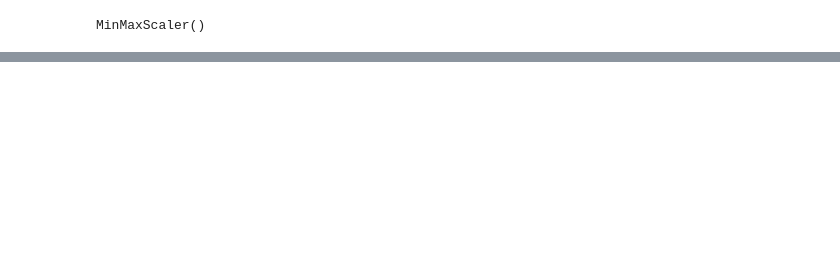
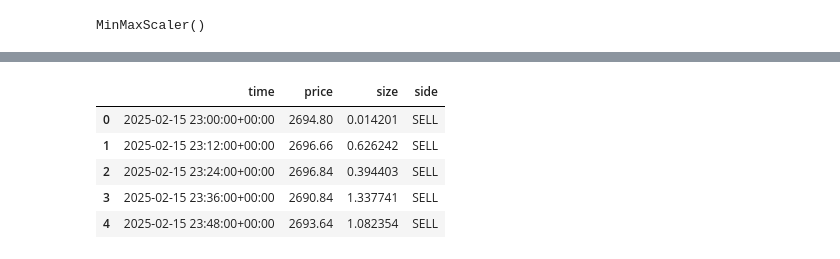
Before and after one commit to mmandelb2201/AITrader, a Jupyter notebook: model/model performance stats/model_tester.ipynb, the cells around one changed output, grey strips where cells are left out. Saved outputs shown, nothing was run; the diff lists cells and outputs as text; code cells hidden in the pictures; blank space fills up the shorter version.

```diff
--- a/model/model performance stats/model_tester.ipynb
+++ b/model/model performance stats/model_tester.ipynb
@@ -46,2 +36,28 @@ df.head()
+# %%
+df = pd.read_csv('../recent_eth_prices.csv')
+#data set is one datapoint every 15 seconds. Want to look once every 3 minutes instead. So we're going to limit our dataset as such
+# Make sure 'time' is a datetime object
+df['time'] = pd.to_datetime(df['time'])
+
+# Set it as index
+df.set_index('time', inplace=True)
+
+minute = 12
+# Resample every 6 minutes
+df_resampled = df.resample(f'{minute}T').agg({
+    'price': 'last',  # Last traded price in the interval
+    'size': 'sum',    # Total volume traded in the interval
+    'side': lambda x: x.mode()[0] if not x.mode().empty else 'UNKNOWN'  # Most common side or fallback
+})
+
+df = df_resampled.reset_index()
+df.head()
+# %% [output]
+|  | time | price | size | side |
+| 0 | 2025-02-15 23:00:00+00:00 | 2694.80 | 0.014201 | SELL |
+| 1 | 2025-02-15 23:12:00+00:00 | 2696.66 | 0.626242 | SELL |
+| 2 | 2025-02-15 23:24:00+00:00 | 2696.84 | 0.394403 | SELL |
+| 3 | 2025-02-15 23:36:00+00:00 | 2690.84 | 1.337741 | SELL |
+| 4 | 2025-02-15 23:48:00+00:00 | 2693.64 | 1.082354 | SELL |
 # %%
 # Scale prices to match training format
```
Also changed, not shown: parts of 16 cells of this notebook, 28 other files.
